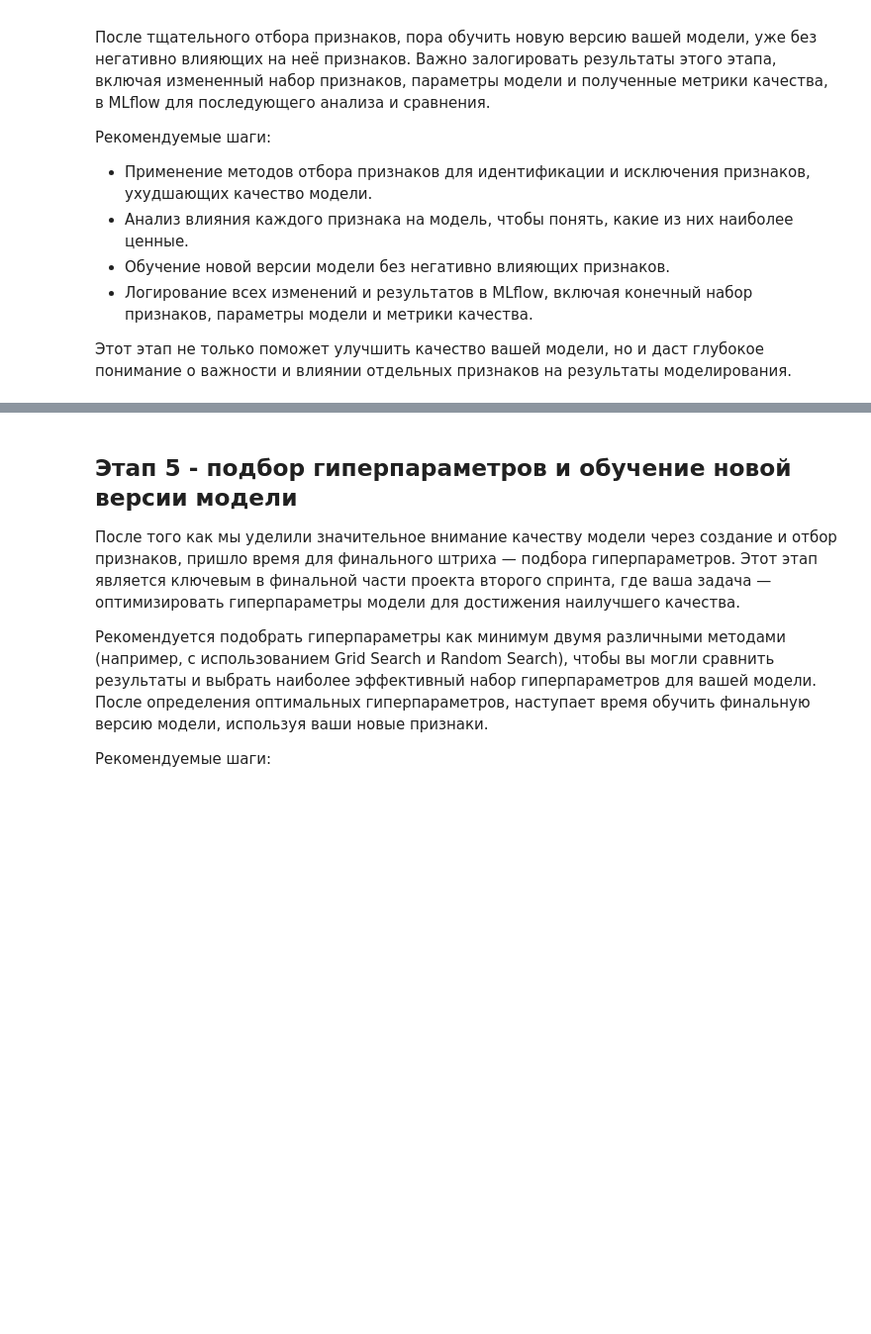
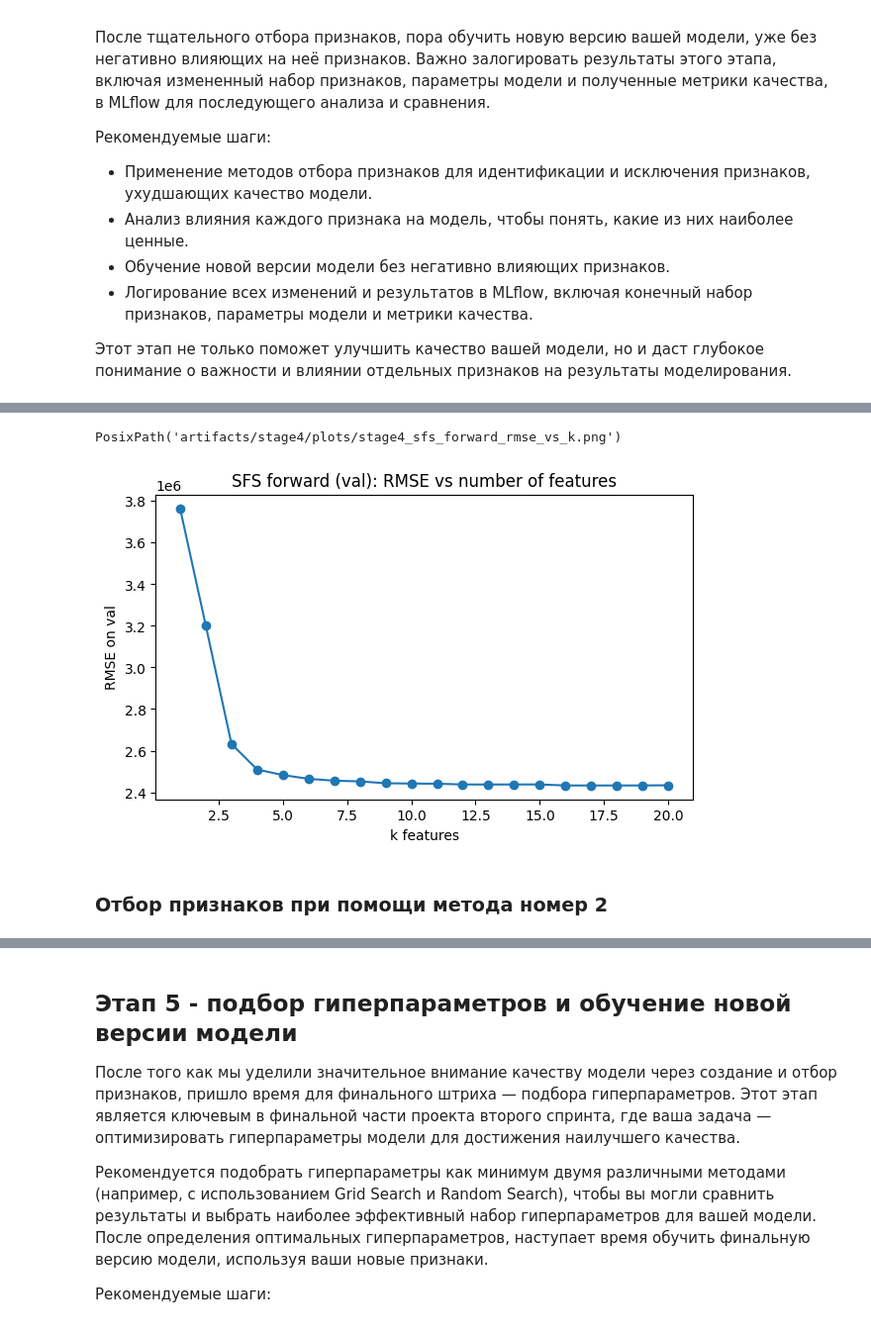
Before and after one commit to matevosovp/Mlflow-project, a Jupyter notebook: model_improvement/model_improvement.ipynb, the cells around one changed output, grey strips where cells are left out. Shown at 99% size. Cells and saved outputs as stored; diff of their text form; code cells hidden in the pictures; blank space fills up the shorter version.

Commit message:
Stages 2-5 done

```diff
--- a/model_improvement/model_improvement.ipynb
+++ b/model_improvement/model_improvement.ipynb
@@ -1034,0 +1122,23 @@ Created version '3' of model 'real_estate_price_model_matevosov'.
+# %%
+est = HistGradientBoostingRegressor(random_state=RANDOM_STATE, max_depth=6)
+
+sfs_forward = SequentialFeatureSelector(
+    estimator=est,
+    k_features=K_FEATURES,
+    forward=True,
+    floating=False,
+    scoring="neg_root_mean_squared_error",
+    cv=ps,
+    n_jobs=1,
+)
+
+t0 = time.perf_counter()
+sfs_forward.fit(X_sfs.values, y_sfs)
+sfs_time_sec = float(time.perf_counter() - t0)
+
+selected_idx_sbs_local = list(sfs_forward.k_feature_idx_)
+selected_features_sbs = [top_features[i] for i in selected_idx_sbs_local]
+
+print("SFS selected cnt:", len(selected_features_sbs))
+print("SFS time sec:", sfs_time_sec)
+selected_features_sbs[:15]
@@ -1034,0 +1163,22 @@ Created version '3' of model 'real_estate_price_model_matevosov'.
+# %%
+md = sfs_forward.get_metric_dict()
+
+k_list = []
+rmse_list = []
+for k, v in md.items():
+    k_list.append(int(k))
+    rmse_list.append(float(-v["avg_score"]))
+
+p_sfs = plots_dir / "stage4_sfs_forward_rmse_vs_k.png"
+plt.figure(figsize=(7, 4))
+plt.plot(k_list, rmse_list, marker="o")
+plt.title("SFS forward (val): RMSE vs number of features")
+plt.xlabel("k features")
+plt.ylabel("RMSE on val")
+plt.savefig(p_sfs, dpi=150, bbox_inches="tight")
+# plt.close()
+
+p_sfs
+# %% [output]
+PosixPath('artifacts/stage4/plots/stage4_sfs_forward_rmse_vs_k.png')
+[figure, added]
@@ -1034,0 +1227,2 @@ Created version '3' of model 'real_estate_price_model_matevosov'.
+# %% [markdown]
+### Отбор признаков при помощи метода номер 2
```
Also changed, not shown: parts of 57 cells of this notebook, 31 other files.
